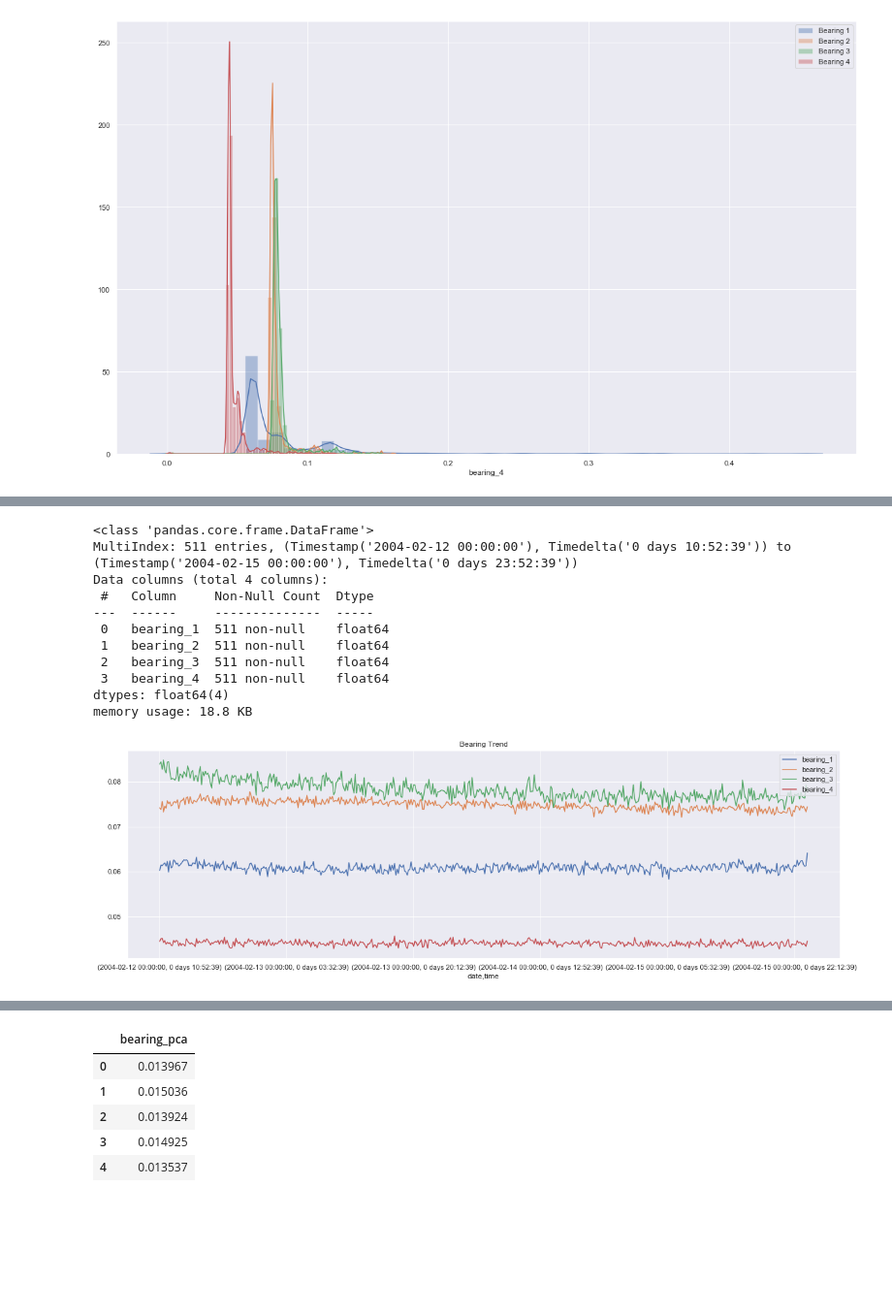
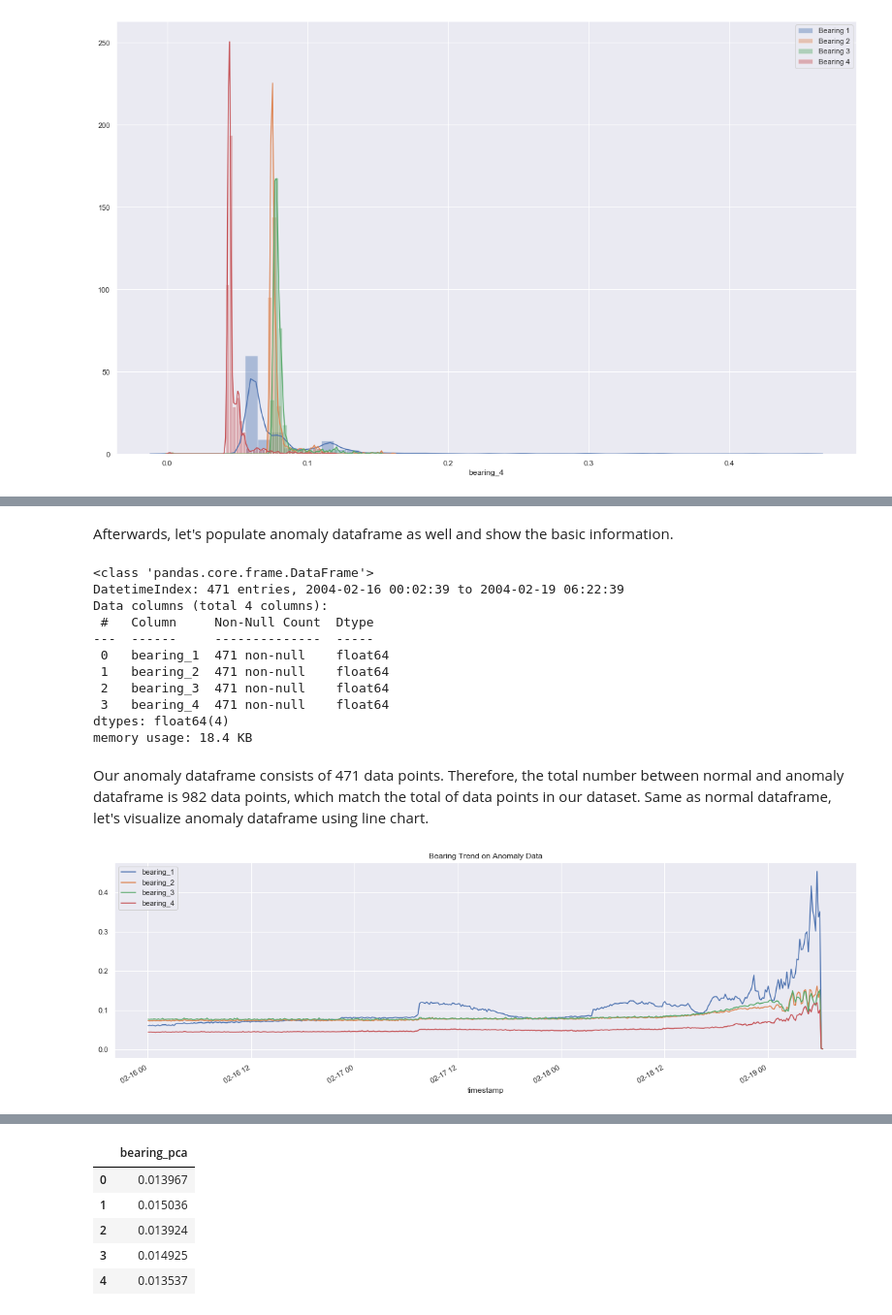
Before and after one commit to ekky24/bearing_failure_detection, a Jupyter notebook: main.ipynb, the cells around one changed output, grey strips where cells are left out. Shown: that part at 97% size. Saved outputs shown, nothing was run; the diff lists cells and outputs as text; code cells hidden in the pictures; blank space fills up the shorter version.

```diff
--- a/main.ipynb
+++ b/main.ipynb
@@ -79,0 +52,4 @@ Name: date, dtype: int64
+# %%
+df['timestamp'] = pd.to_datetime(df['timestamp'])
+
+df.info()
@@ -124,5 +123,0 @@ Convert date and time datatypes
-# %%
-df['date'] = pd.to_datetime(df['date'])
-df['time'] = pd.to_timedelta(df['time'])
-
-df.head()
@@ -136,5 +128,6 @@ df.head()
 # %%
-df.set_index(['date', 'time'], inplace=True)
+df.set_index('timestamp', inplace=True)
 
-df.head()
+normal_df = df.loc[:'2004-02-15']
+normal_df.info()
 # %% [output]
@@ -148,21 +153,25 @@ df.head()
+# %% [markdown]
+Afterwards, let's populate anomaly dataframe as well and show the basic information.
 # %%
-train_df = df.loc[:'2004-02-15']
-train_df.info()
+anomaly_df = df.loc['2004-02-16':]
+anomaly_df.info()
 # %% [output]
 <class 'pandas.core.frame.DataFrame'>
-MultiIndex: 511 entries, (Timestamp('2004-02-12 00:00:00'), Timedelta('0 days 10:52:39')) to (Timestamp('2004-02-15 00:00:00'), Timedelta('0 days 23:52:39'))
+DatetimeIndex: 471 entries, 2004-02-16 00:02:39 to 2004-02-19 06:22:39
 Data columns (total 4 columns):
  #   Column     Non-Null Count  Dtype
 ---  ------     --------------  -----
- 0   bearing_1  511 non-null    float64
- 1   bearing_2  511 non-null    float64
- 2   bearing_3  511 non-null    float64
- 3   bearing_4  511 non-null    float64
+ 0   bearing_1  471 non-null    float64
+ 1   bearing_2  471 non-null    float64
+ 2   bearing_3  471 non-null    float64
+ 3   bearing_4  471 non-null    float64
 dtypes: float64(4)
-memory usage: 18.8 KB
+memory usage: 18.4 KB
+# %% [markdown]
+Our anomaly dataframe consists of 471 data points. Therefore, the total number between normal and anomaly dataframe is 982 data points, which match the total of data points in our dataset. Same as normal dataframe, let's visualize anomaly dataframe using line chart.
 # %%
-train_df.plot(kind='line', figsize=(20,6))
-plt.title('Bearing Trend')
+anomaly_df.plot(kind='line', figsize=(20,6))
+plt.title('Bearing Trend on Anomaly Data')
 plt.show()
 # %% [output]
-[figure, old version]
+[figure, new version]
```
Also changed, not shown: parts of 98 cells of this notebook.
